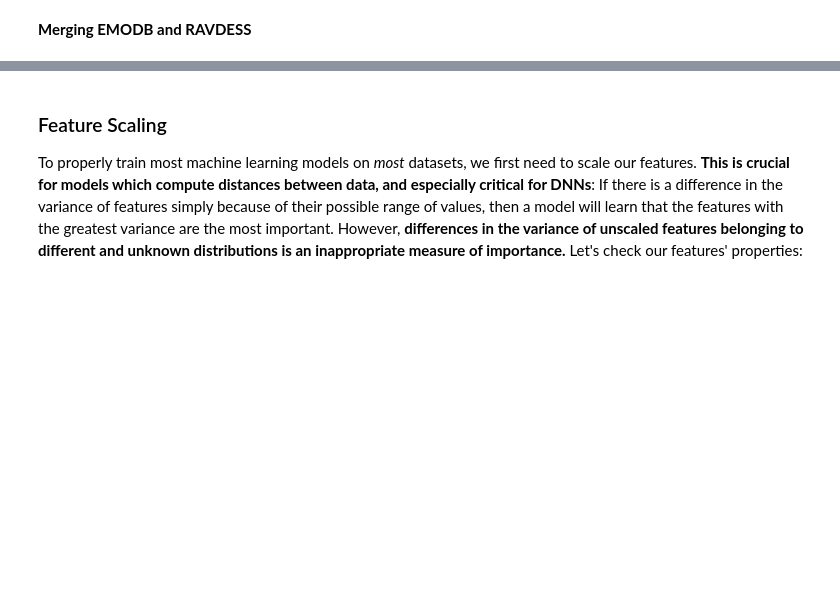
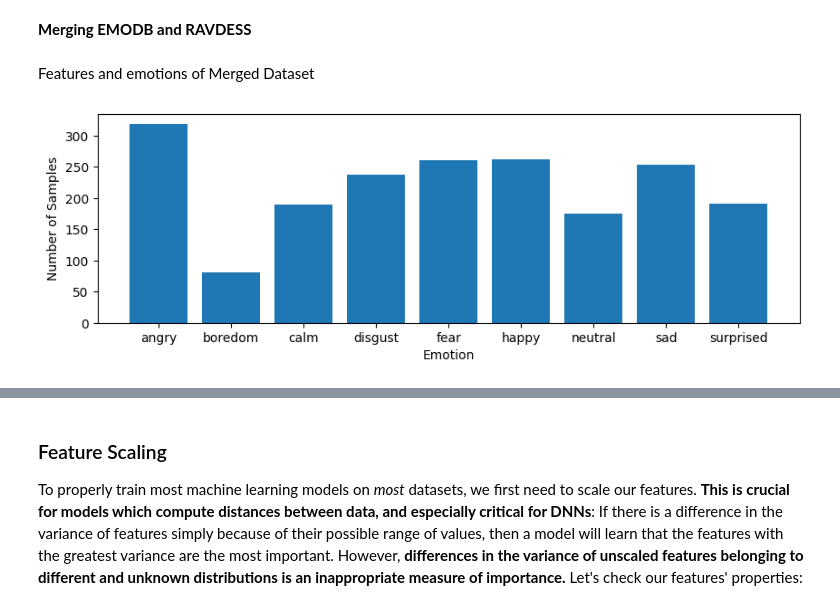
Before and after one commit to goose2711/Week-2_Data_Preprocessing, a Jupyter notebook: Week_2_Data_Preprocessing.ipynb, the cells around one changed output, grey strips where cells are left out. Drawn from its saved outputs; the diff is of its cells as text; code cells hidden in the pictures; blank space fills up the shorter version.

```diff
--- a/Week_2_Data_Preprocessing.ipynb
+++ b/Week_2_Data_Preprocessing.ipynb
@@ -798,7 +798,7 @@ emotionsForRAVDESS ={
   '03':'happy',
   '04':'sad',
   '05':'angry',
-  '06':'fearful',
+  '06':'fear',
   '07':'disgust',
   '08':'surprised'
 }
@@ -965,3 +965,26 @@ plt.show()
 **Great, the classes appear to be balanced. That makes the task easier.** All emotions _except_ the neutral class have a "strong" intensity so there are half as many neutral samples. That might have an impact.
 # %% [markdown]
 **Merging EMODB and RAVDESS**
+# %% [markdown]
+Features and emotions of Merged Dataset
+# %%
+import numpy as np
+
+# Assuming `emodb_features_np` and `ravdess_features_np` are your datasets in NumPy array format
+merged_datasetFeatures = np.vstack((featuresEMODB, featuresRAVDESS))
+merged_datasetEmotions = np.concatenate((emotionsForEMODB, emotionsForRAVDESS))
+# %%
+# plot emotions
+plt.figure(figsize=(34,3))
+plt.subplot(1,3,1)
+
+#np.unique returns ordered list of unique elements and count of each element
+emotion_list, count = np.unique(merged_datasetEmotions, return_counts=True)
+plt.bar(x=emotion_list, height=count)
+plt.xticks(ticks=range(len(emotion_list)), labels = [emotion for emotion in emotion_list],fontsize=2)
+plt.xlabel('Emotion')
+plt.tick_params(labelsize=10)
+plt.ylabel('Number of Samples')
+plt.show()
+# %% [output]
+[figure, added]
```
Also changed, not shown: parts of 7 cells of this notebook.
